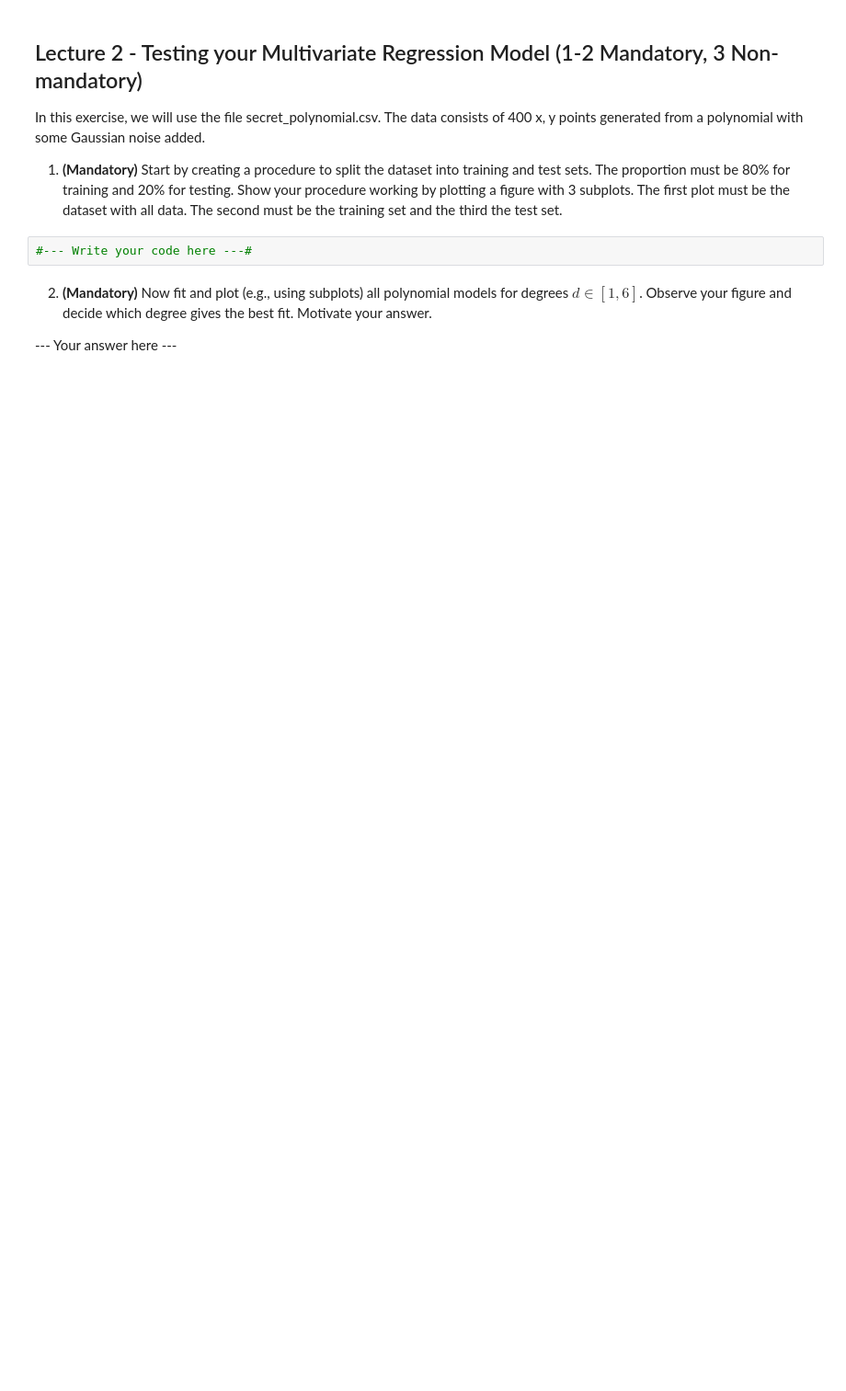
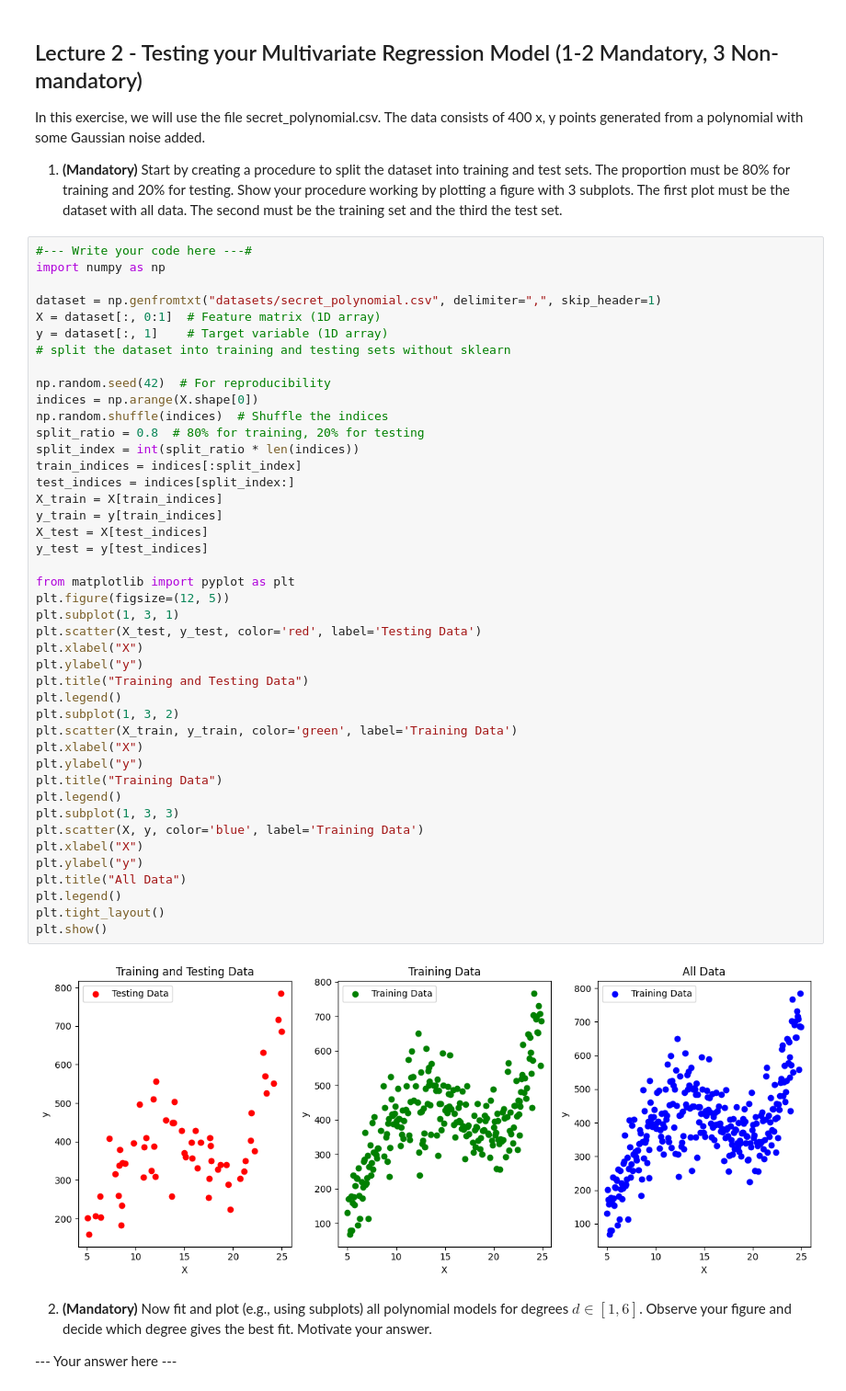
Before and after one commit to animittt/machine-learning-assignments, a Jupyter notebook: Assignment2-2025/username_A2.ipynb, the cells around one changed output. Shown at 92% size. Cells and saved outputs as stored; diff of their text form; blank space fills up the shorter version.

```diff
--- a/Assignment2-2025/username_A2.ipynb
+++ b/Assignment2-2025/username_A2.ipynb
@@ -247,8 +245,51 @@ Final Cost with 0.001, 1000 combo: 39.14548321146509
 In this exercise, we will use the file secret_polynomial.csv. The data consists of 400 x, y points generated from a polynomial with some Gaussian noise added.
 
 1. **(Mandatory)** Start by creating a procedure to split the dataset into training and test sets. The proportion must be 80% for training and 20% for testing. Show your procedure working by plotting a figure with 3 subplots. The first plot must be the dataset with all data. The second must be the training set and the third the test set.
-# %%
-#--- Write your code here ---#
+# %%
+#--- Write your code here ---#
+import numpy as np
+
+dataset = np.genfromtxt("datasets/secret_polynomial.csv", delimiter=",", skip_header=1)
+X = dataset[:, 0:1]  # Feature matrix (1D array)
+y = dataset[:, 1]    # Target variable (1D array)
+# split the dataset into training and testing sets without sklearn
+
+np.random.seed(42)  # For reproducibility
+indices = np.arange(X.shape[0])
+np.random.shuffle(indices)  # Shuffle the indices
+split_ratio = 0.8  # 80% for training, 20% for testing
+split_index = int(split_ratio * len(indices))
+train_indices = indices[:split_index]
+test_indices = indices[split_index:]
+X_train = X[train_indices]
+y_train = y[train_indices]
+X_test = X[test_indices]
+y_test = y[test_indices]
+
+from matplotlib import pyplot as plt
+plt.figure(figsize=(12, 5))
+plt.subplot(1, 3, 1)
+plt.scatter(X_test, y_test, color='red', label='Testing Data')
+plt.xlabel("X")
+plt.ylabel("y")
+plt.title("Training and Testing Data")
+plt.legend()
+plt.subplot(1, 3, 2)
+plt.scatter(X_train, y_train, color='green', label='Training Data')
+plt.xlabel("X")
+plt.ylabel("y")
+plt.title("Training Data")
+plt.legend()
+plt.subplot(1, 3, 3)
+plt.scatter(X, y, color='blue', label='Training Data')
+plt.xlabel("X")
+plt.ylabel("y")
+plt.title("All Data")
+plt.legend()
+plt.tight_layout()
+plt.show()
+# %% [output]
+[figure, added]
 # %% [markdown]
 2. **(Mandatory)** Now fit and plot (e.g., using subplots) all polynomial models for degrees $d\in [1,6]$. Observe your figure and decide which degree gives the best fit. Motivate your answer.
 
```
Also changed, not shown: parts of 9 cells of this notebook.
